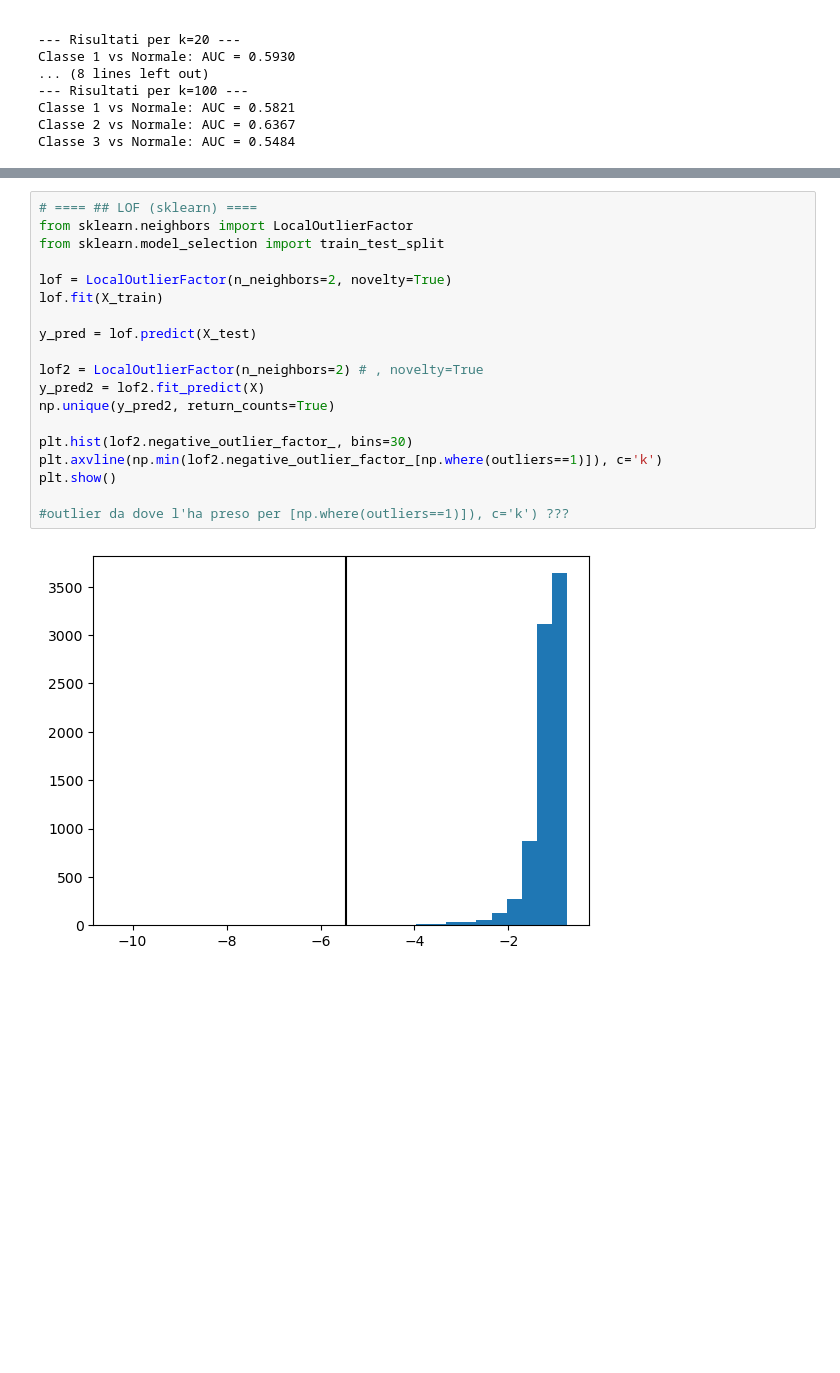
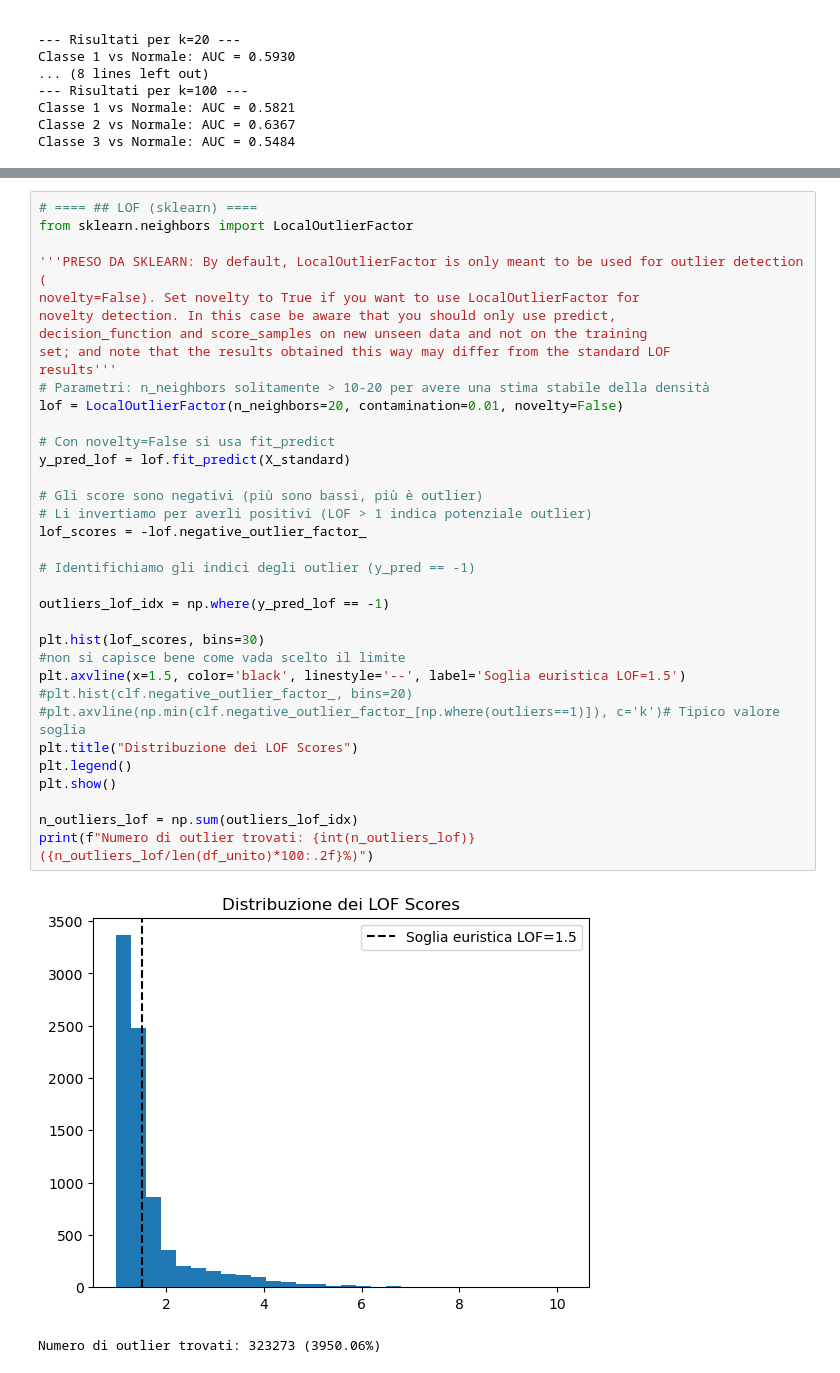
Before and after one commit to alessialaconca/Data_Mining_2_Child_Mind_Institute, a Jupyter notebook: ale/outliers_nopca.ipynb, the cells around one changed output, grey strips where cells are left out. Drawn from its saved outputs; the diff is of its cells as text; blank space fills up the shorter version.

Commit message:
16.04 outlier detenction

```diff
--- a/ale/outliers_nopca.ipynb
+++ b/ale/outliers_nopca.ipynb
@@ -210,21 +237,38 @@ Numero di outlier trovati: 934 (11.41%)
 # %%
 # ==== ## LOF (sklearn) ====
 from sklearn.neighbors import LocalOutlierFactor
-from sklearn.model_selection import train_test_split
 
-lof = LocalOutlierFactor(n_neighbors=2, novelty=True)
-lof.fit(X_train)
+'''PRESO DA SKLEARN: By default, LocalOutlierFactor is only meant to be used for outlier detection (
+novelty=False). Set novelty to True if you want to use LocalOutlierFactor for
+novelty detection. In this case be aware that you should only use predict,
+decision_function and score_samples on new unseen data and not on the training
+set; and note that the results obtained this way may differ from the standard LOF
+results'''
+# Parametri: n_neighbors solitamente > 10-20 per avere una stima stabile della densità
+lof = LocalOutlierFactor(n_neighbors=20, contamination=0.01, novelty=False)
 
-y_pred = lof.predict(X_test)
+# Con novelty=False si usa fit_predict
+y_pred_lof = lof.fit_predict(X_standard)
 
-lof2 = LocalOutlierFactor(n_neighbors=2) # , novelty=True
-y_pred2 = lof2.fit_predict(X)
-np.unique(y_pred2, return_counts=True)
+# Gli score sono negativi (più sono bassi, più è outlier)
+# Li invertiamo per averli positivi (LOF > 1 indica potenziale outlier)
+lof_scores = -lof.negative_outlier_factor_
 
-plt.hist(lof2.negative_outlier_factor_, bins=30)
-plt.axvline(np.min(lof2.negative_outlier_factor_[np.where(outliers==1)]), c='k')
+# Identifichiamo gli indici degli outlier (y_pred == -1)
+
+outliers_lof_idx = np.where(y_pred_lof == -1)
+
+plt.hist(lof_scores, bins=30)
+#non si capisce bene come vada scelto il limite
+plt.axvline(x=1.5, color='black', linestyle='--', label='Soglia euristica LOF=1.5')
+#plt.hist(clf.negative_outlier_factor_, bins=20)
+#plt.axvline(np.min(clf.negative_outlier_factor_[np.where(outliers==1)]), c='k')# Tipico valore soglia
+plt.title("Distribuzione dei LOF Scores")
+plt.legend()
 plt.show()
 
-#outlier da dove l'ha preso per [np.where(outliers==1)]), c='k') ???
+n_outliers_lof = np.sum(outliers_lof_idx)
+print(f"Numero di outlier trovati: {int(n_outliers_lof)} ({n_outliers_lof/len(df_unito)*100:.2f}%)")
 # %% [output]
-[figure, old version]
+[figure, new version]
+Numero di outlier trovati: 323273 (3950.06%)
```
Also changed, not shown: parts of 9 cells of this notebook, 1 other file.
